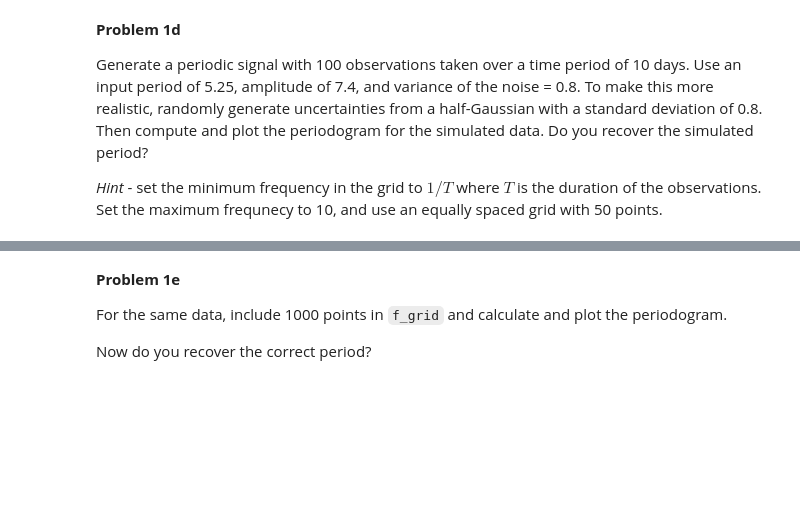
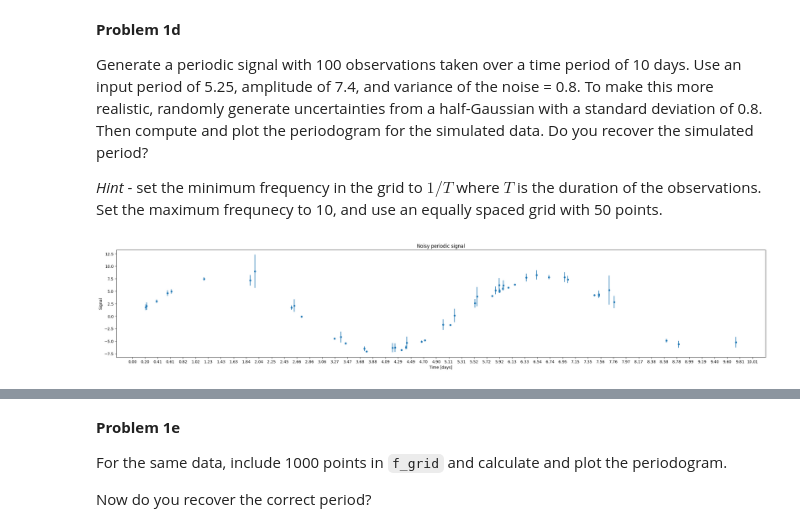
Before and after one commit to ASTR154/time-series, a Jupyter notebook: time-series.ipynb, the cells around one changed output, grey strips where cells are left out. Saved outputs shown, nothing was run; the diff lists cells and outputs as text; code cells hidden in the pictures; blank space fills up the shorter version.

```diff
--- a/time-series.ipynb
+++ b/time-series.ipynb
@@ -88,0 +132,15 @@ print("The best fit period is: {:.4f}".format(1. / f_grid[np.argmax(psd_ls)]))
+# %%
+x =  np.sort(np.random.uniform(0,10,50))
+y_clean =  sinusoid(x, period=5.25, amplitude=7.4, phase=1/10, noise=0)
+dy =  np.abs(np.random.normal(0,0.8,size=len(x))) # half-gaussian uncertainties
+y = y_clean + dy
+
+fig, ax = plt.subplots(figsize=(30,5))
+ax.errorbar(x, y, yerr=dy, fmt='o', markersize=4)
+ax.set_xlabel('Time [days]')
+ax.set_ylabel('Signal')
+ax.set_title('Noisy periodic signal')
+ax.set_xticks(np.linspace(0, 10.01, 50))
+plt.show()
+# %% [output]
+[figure, added]
```
Also changed, not shown: parts of 32 cells of this notebook.
